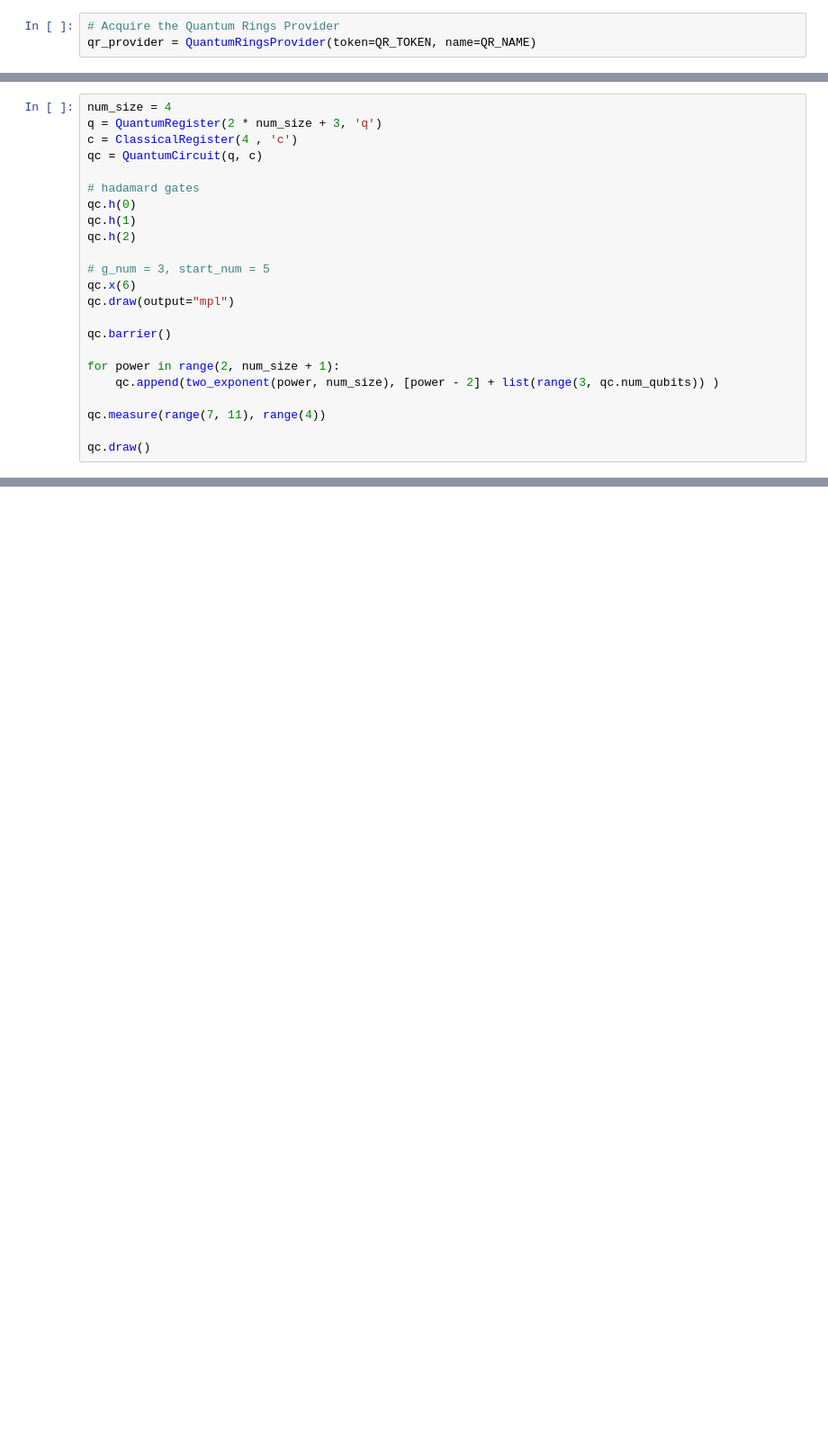
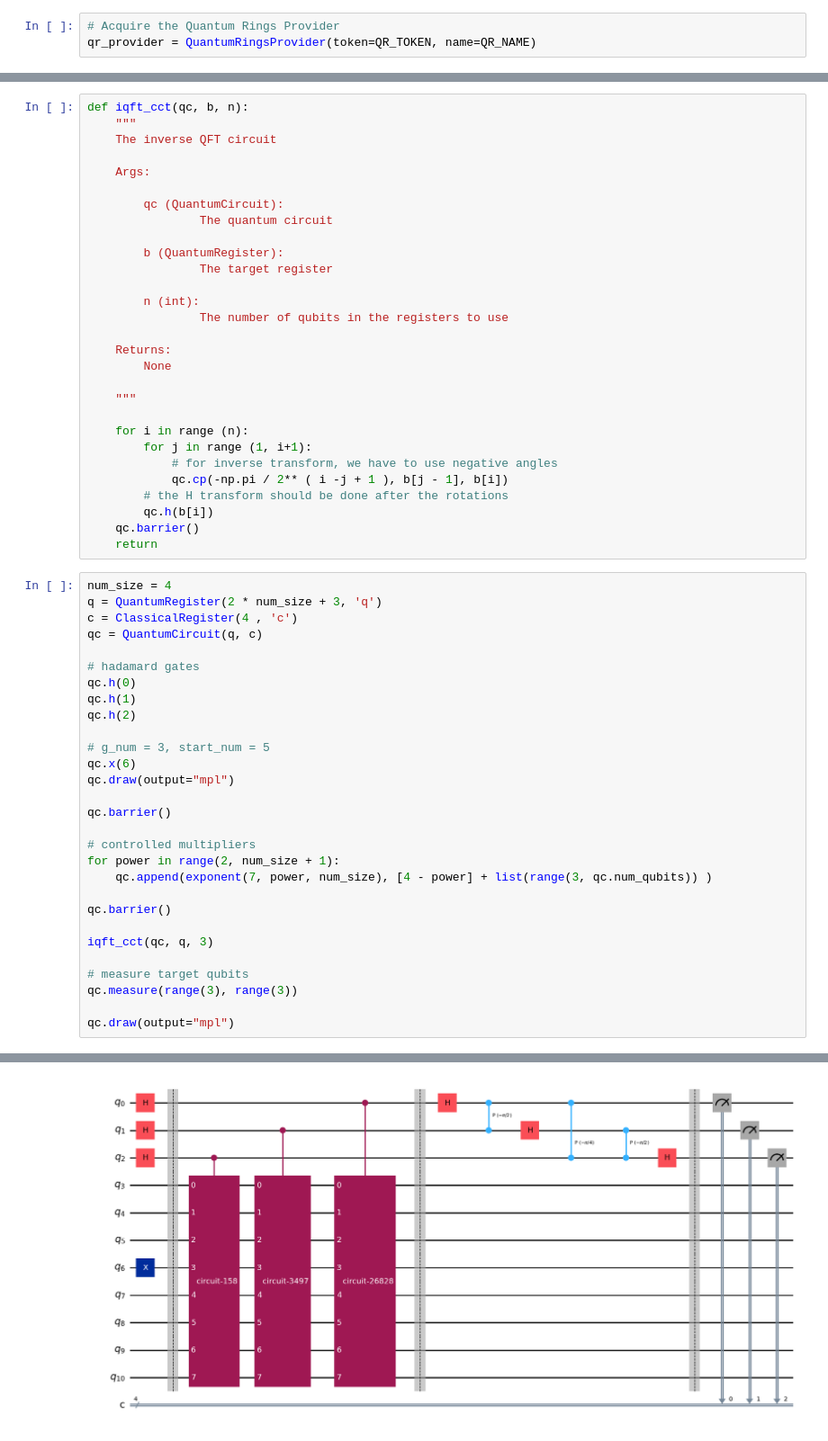
Before and after one commit to Henry-P-Ding/yquantum-2025, a Jupyter notebook: henry_notebook.ipynb, the cells around one changed output, grey strips where cells are left out. Shown at 90% size. Saved outputs shown, nothing was run; the diff lists cells and outputs as text; blank space fills up the shorter version.

```diff
--- a/henry_notebook.ipynb
+++ b/henry_notebook.ipynb
@@ -41,5 +33,34 @@ def two_exponent(power, num_state_qubits):
         exp_gate.append(ModularAdderGate(num_state_qubits=num_state_qubits), range(2 * num_state_qubits))
     return exp_gate.to_gate().control(1)
+# %%
+def iqft_cct(qc, b, n):
+    """
+    The inverse QFT circuit
+
+    Args:
+
+        qc (QuantumCircuit):
+                The quantum circuit
+
+        b (QuantumRegister):
+                The target register
+
+        n (int):
+                The number of qubits in the registers to use
+
+    Returns:
+        None
+
+    """
+
+    for i in range (n):
+        for j in range (1, i+1):
+            # for inverse transform, we have to use negative angles
+            qc.cp(-np.pi / 2** ( i -j + 1 ), b[j - 1], b[i])
+        # the H transform should be done after the rotations
+        qc.h(b[i])
+    qc.barrier()
+    return
 # %%
 num_size = 4
 q = QuantumRegister(2 * num_size + 3, 'q')
@@ -57,10 +78,16 @@ qc.draw(output="mpl")
 
 qc.barrier()
 
+# controlled multipliers
 for power in range(2, num_size + 1):
-    qc.append(two_exponent(power, num_size), [power - 2] + list(range(3, qc.num_qubits)) )
+    qc.append(exponent(7, power, num_size), [4 - power] + list(range(3, qc.num_qubits)) )
 
-qc.measure(range(7, 11), range(4))
+qc.barrier()
 
-qc.draw()
+iqft_cct(qc, q, 3)
+
+# measure target qubits
+qc.measure(range(3), range(3))
+
+qc.draw(output="mpl")
 # %% [output]
@@ -83,0 +94 @@ q_10: ──────░─┤7             ├┤7             ├┤7
+[figure, added]
```
Also changed, not shown: parts of 9 cells of this notebook.
